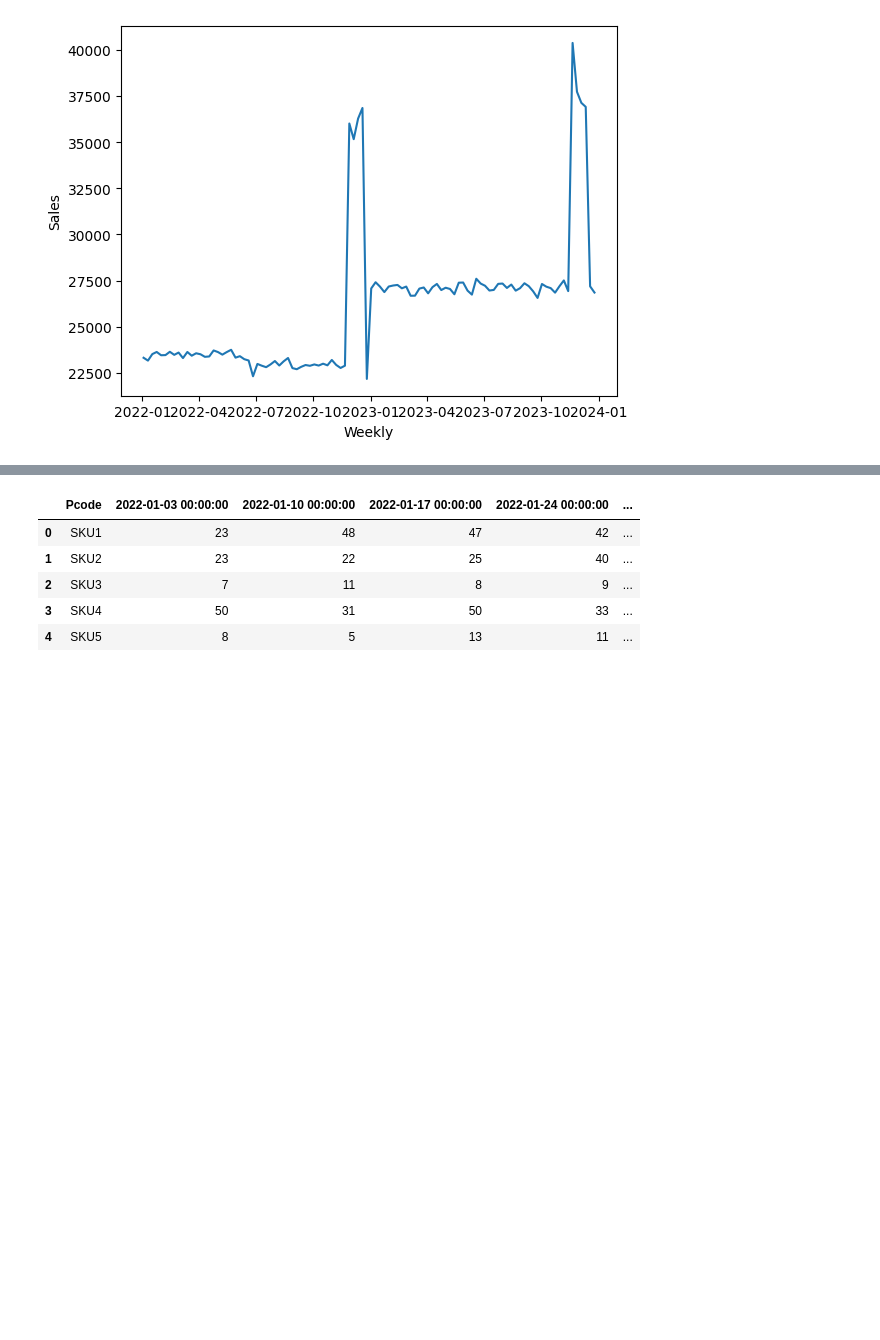
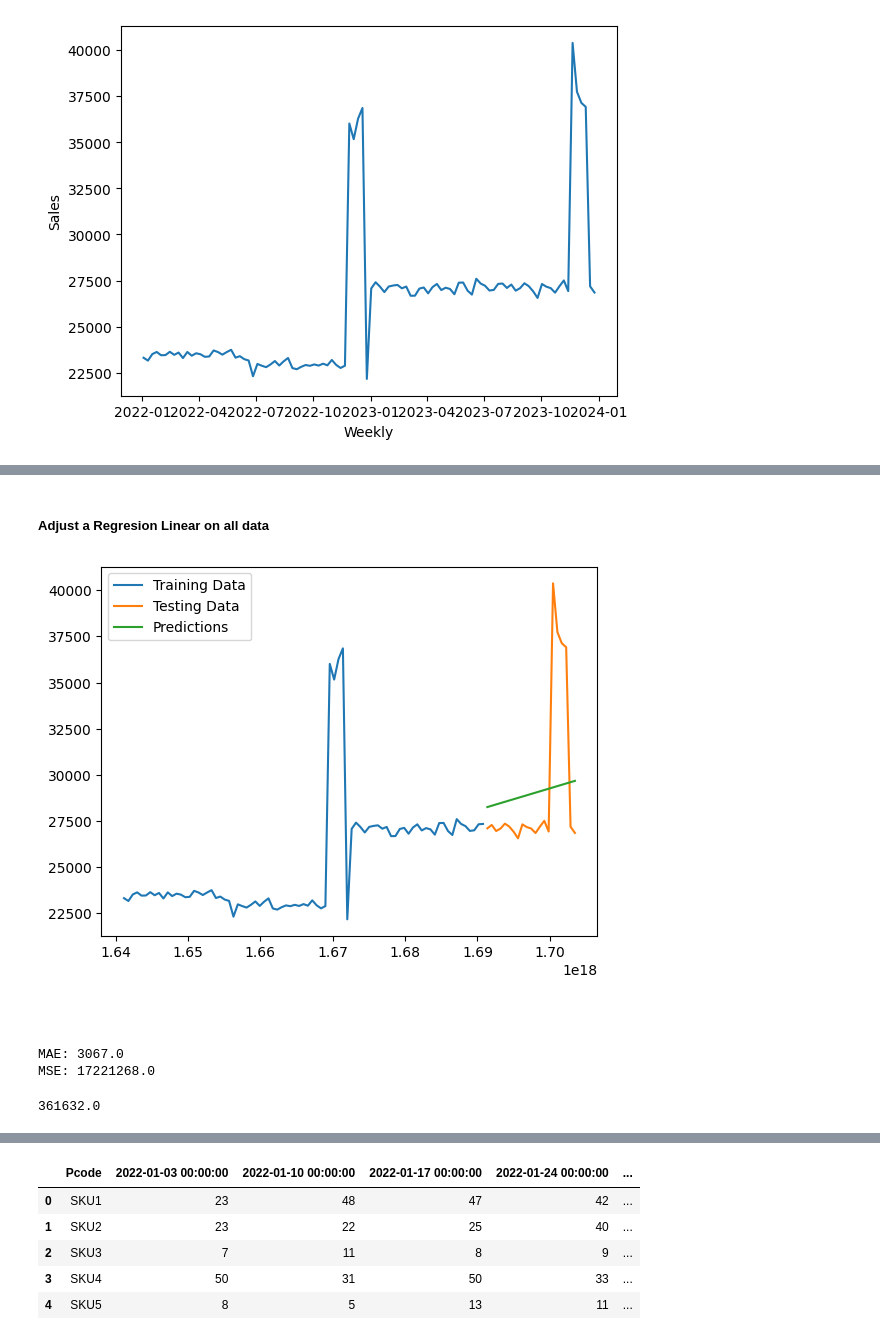
Before and after one commit to superpanditas/Quinio, a Jupyter notebook: Copia_de_Weekly_SKU_level_Product_Sales_Transactions.ipynb, the cells around one changed output, grey strips where cells are left out. Saved outputs shown, nothing was run; the diff lists cells and outputs as text; code cells hidden in the pictures; blank space fills up the shorter version.

```diff
--- a/Copia_de_Weekly_SKU_level_Product_Sales_Transactions.ipynb
+++ b/Copia_de_Weekly_SKU_level_Product_Sales_Transactions.ipynb
@@ -357,0 +401,70 @@ plt.show()
+# %% [markdown]
+##### Adjust a Regresion Linear on all data
+# %%
+# Linear Regression
+from sklearn.linear_model import LinearRegression
+
+linear_s1 = ts_store1.copy()
+linear_s1 = linear_s1.reset_index()
+
+linear_s1['Weekly'] = pd.to_datetime(linear_s1['Weekly']).astype(int)
+
+t = int(len(linear_s1)*0.8)
+
+# Train and Test Data
+train_data = linear_s1.iloc[:t]
+test_data = linear_s1.iloc[t:]
+
+model = LinearRegression()
+
+model.fit(train_data[['Weekly']], train_data['Sales'])
+
+pred = model.predict(test_data[['Weekly']])
+
+# Visualize Data
+plt.plot(train_data['Weekly'], train_data['Sales'], label='Training Data')
+plt.plot(test_data['Weekly'], test_data['Sales'], label='Testing Data')
+plt.plot(test_data['Weekly'], pred, label='Predictions')
+plt.legend()
+plt.show()
+# %% [output]
+[figure, added]
+# %% [markdown]
+#####
+# %%
+from sklearn.metrics import mean_absolute_error, mean_squared_error
+
+# Measure Performance using Mean Absolute Error
+mae = mean_absolute_error(test_data['Sales'], pred)
+print("MAE:", mae.round(0))
+# Measure Performance using Mean Squared Error
+mse = mean_squared_error(test_data['Sales'], pred)
+print("MSE:", mse.round(0))
+# %% [output]
+MAE: 3067.0
+MSE: 17221268.0
+# %%
+# Forecast Next 3 Months
+from datetime import datetime, timedelta
+
+linear_s1['Weekly'] = pd.to_datetime(linear_s1['Weekly'], unit='ns')
+last_date = linear_s1['Weekly'].max()
+
+next_weeks = pd.DataFrame({'Weekly': [last_date + timedelta(weeks=1),
+                                      last_date + timedelta(weeks=2),
+                                      last_date + timedelta(weeks=3),
+                                      last_date + timedelta(weeks=4),
+                                      last_date + timedelta(weeks=5),
+                                      last_date + timedelta(weeks=6),
+                                      last_date + timedelta(weeks=7),
+                                      last_date + timedelta(weeks=8),
+                                      last_date + timedelta(weeks=9),
+                                      last_date + timedelta(weeks=10),
+                                      last_date + timedelta(weeks=11),
+                                      last_date + timedelta(weeks=12)]})
+
+next_weeks['Sales'] = model.predict(next_weeks[['Weekly']].astype(int))
+
+print(next_weeks['Sales'].sum().round())
+# %% [output]
+361632.0
```
Also changed, not shown: parts of 8 cells of this notebook.
